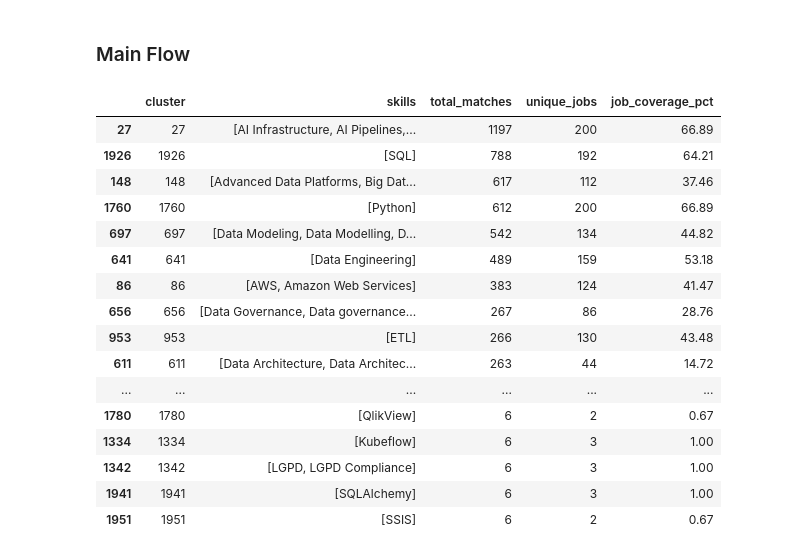
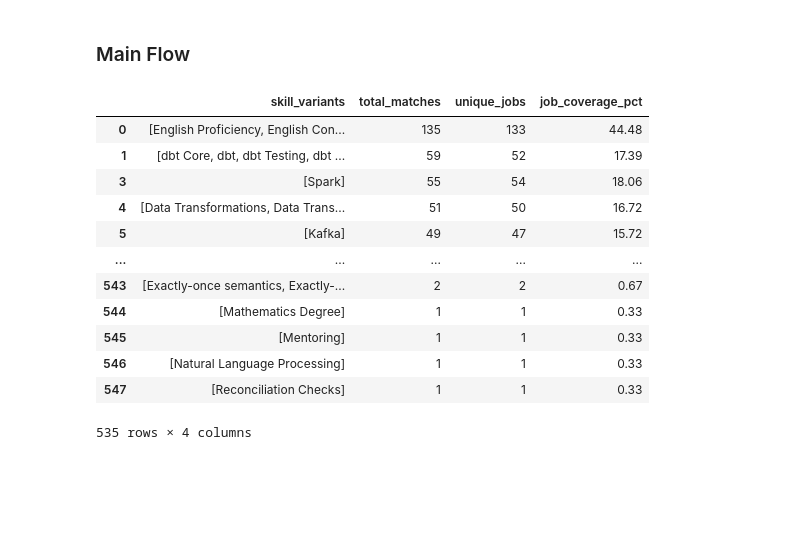
Before and after one commit to cgodevs/market-technical-fit-analysis-tool, a Jupyter notebook: backend/match_resume.ipynb, the cells around one changed output. Drawn from its saved outputs; the diff is of its cells as text; code cells hidden in the pictures; blank space fills up the shorter version.

```diff
--- a/backend/match_resume.ipynb
+++ b/backend/match_resume.ipynb
@@ -411,32 +409,28 @@ market_hard_skills_analysis = get_market_analysis_results(hard_market)
 
 # ===========================
 # API retrieves a dict
-soft_market_analysis_df = market_analysis_display(soft_market, market_soft_skills_analysis)
-popular_soft_skills_matches = popular_matches_display(soft_market, market_soft_skills_analysis)
-nonmatched_soft_skills = nonmatches_display(soft_market)
+soft_market_analysis_df = build_analysis_display(soft_market, market_soft_skills_analysis)
+compliant_soft_skills_report = popular_matches_display(soft_market, market_soft_skills_analysis)
+noncompliant_soft_skills_report = nonmatches_display(soft_market)
 
-hard_market_analysis_df = market_analysis_display(hard_market, market_hard_skills_analysis)
-popular_hard_skills_matches = popular_matches_display(hard_market, market_hard_skills_analysis)
-nonmatched_hard_skills = nonmatches_display(hard_market)
+hard_market_analysis_df = build_analysis_display(hard_market, market_hard_skills_analysis)
+compliant_hard_skills_report = popular_matches_display(hard_market, market_hard_skills_analysis)
+noncompliant_hard_skills_report = nonmatches_display(hard_market)
 
 # TODO retornar resultados dentro de um dicionário, com 3 chaves: hard_market_analysis_df, popular_hard_skills_matches ordered by job_coverage_pct desc, nonmatched_hard_skills ordered by job_coverage_pct desc
 # %%
-popular_hard_skills_matches
+noncompliant_hard_skills_report
 # %% [output]
-|  | cluster | skills | total_matches | unique_jobs | job_coverage_pct |
-| 27 | 27 | [AI Infrastructure, AI Pipelines,... | 1197 | 200 | 66.89 |
-| 1926 | 1926 | [SQL] | 788 | 192 | 64.21 |
-| 148 | 148 | [Advanced Data Platforms, Big Dat... | 617 | 112 | 37.46 |
-| 1760 | 1760 | [Python] | 612 | 200 | 66.89 |
-| 697 | 697 | [Data Modeling, Data Modelling, D... | 542 | 134 | 44.82 |
-| 641 | 641 | [Data Engineering] | 489 | 159 | 53.18 |
-| 86 | 86 | [AWS, Amazon Web Services] | 383 | 124 | 41.47 |
-| 656 | 656 | [Data Governance, Data governance... | 267 | 86 | 28.76 |
-| 953 | 953 | [ETL] | 266 | 130 | 43.48 |
-| 611 | 611 | [Data Architecture, Data Architec... | 263 | 44 | 14.72 |
-| ... | ... | ... | ... | ... | ... |
-| 1780 | 1780 | [QlikView] | 6 | 2 | 0.67 |
-| 1334 | 1334 | [Kubeflow] | 6 | 3 | 1.00 |
-| 1342 | 1342 | [LGPD, LGPD Compliance] | 6 | 3 | 1.00 |
-| 1941 | 1941 | [SQLAlchemy] | 6 | 3 | 1.00 |
-| 1951 | 1951 | [SSIS] | 6 | 2 | 0.67 |
+|  | skill_variants | total_matches | unique_jobs | job_coverage_pct |
+| 0 | [English Proficiency, English Con... | 135 | 133 | 44.48 |
+| 1 | [dbt Core, dbt, dbt Testing, dbt ... | 59 | 52 | 17.39 |
+| 3 | [Spark] | 55 | 54 | 18.06 |
+| 4 | [Data Transformations, Data Trans... | 51 | 50 | 16.72 |
+| 5 | [Kafka] | 49 | 47 | 15.72 |
+| ... | ... | ... | ... | ... |
+| 543 | [Exactly-once semantics, Exactly-... | 2 | 2 | 0.67 |
+| 544 | [Mathematics Degree] | 1 | 1 | 0.33 |
+| 545 | [Mentoring] | 1 | 1 | 0.33 |
+| 546 | [Natural Language Processing] | 1 | 1 | 0.33 |
+| 547 | [Reconciliation Checks] | 1 | 1 | 0.33 |
+535 rows × 4 columns
```
Also changed, not shown: parts of 3 cells of this notebook.
